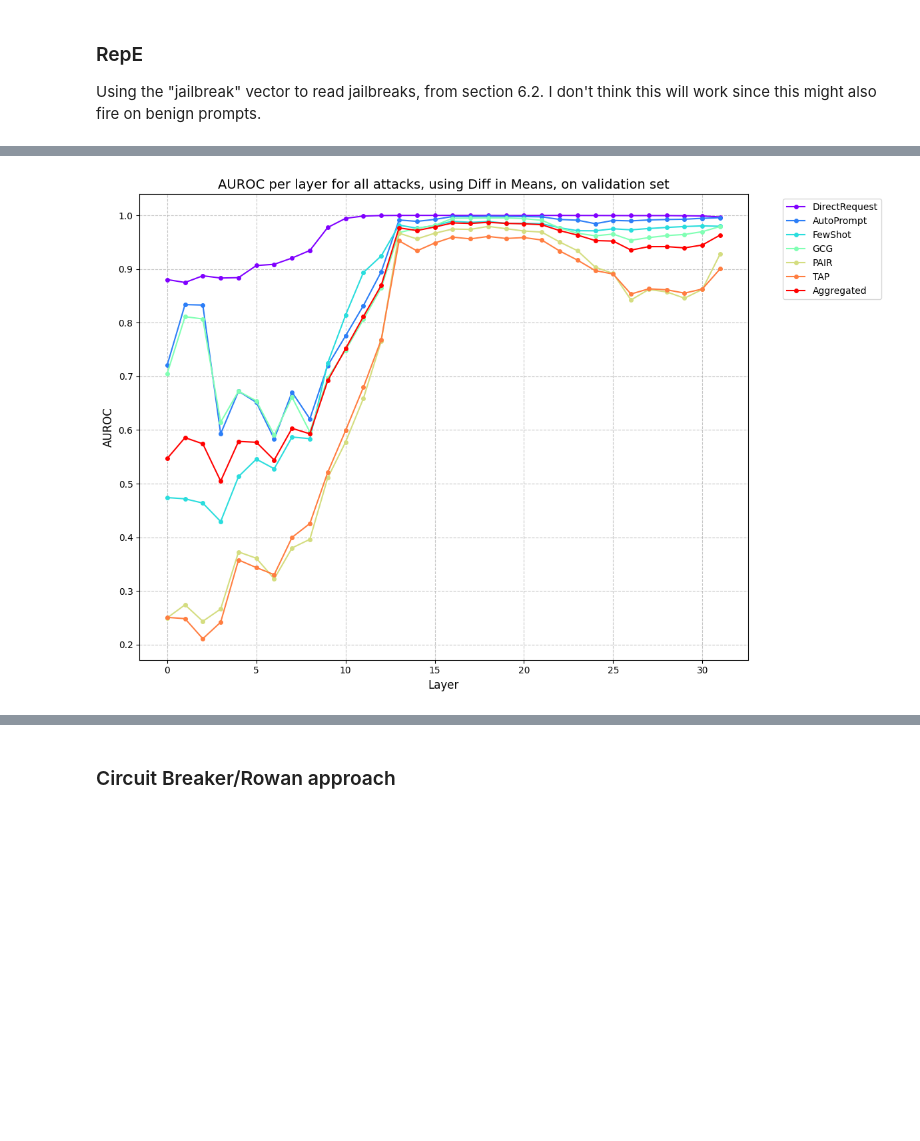
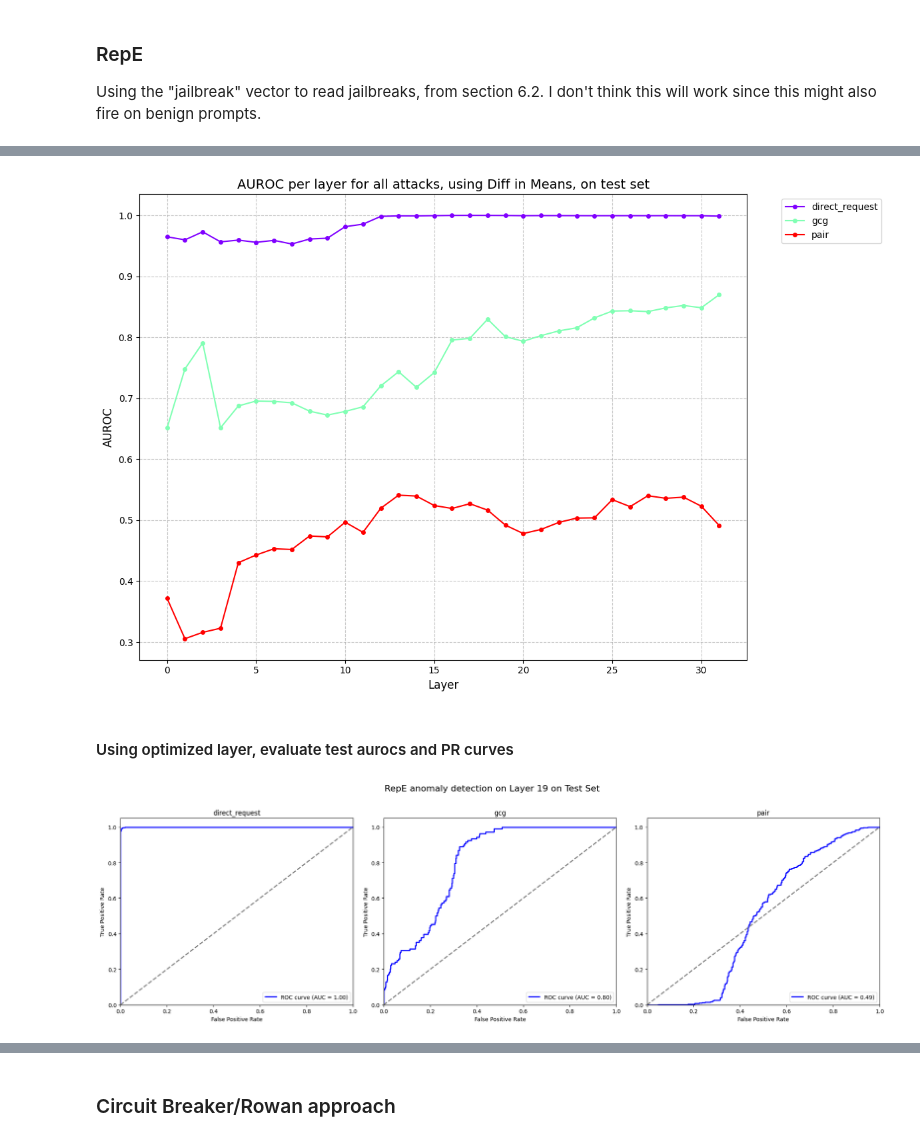
Before and after one commit to abhay-sheshadri/sae_experiments, a Jupyter notebook: jailbreak_mad_baselines.ipynb, the cells around one changed output, grey strips where cells are left out. Saved outputs shown, nothing was run; the diff lists cells and outputs as text; code cells hidden in the pictures; blank space fills up the shorter version.

```diff
--- a/jailbreak_mad_baselines.ipynb
+++ b/jailbreak_mad_baselines.ipynb
@@ -383,7 +441,7 @@ plt.show()
 repe_layer_aurocs = defaultdict(list)
 for layer in tqdm(range(model.cfg.n_layers)):
     reading_vector = get_reading_vector(layer=layer, verbose=False, use_pca=False)
-    aurocs = get_aurocs(layer=layer, reading_vector=reading_vector, plot=False)
+    aurocs = get_aurocs(layer=layer, reading_vector=reading_vector, plot=False, on_attacks=on_test, on_test=on_test)
     for attack_name, auroc in aurocs.items():
         repe_layer_aurocs[attack_name].append(auroc)
 
@@ -404,7 +462,63 @@ plt.grid(True, linestyle='--', alpha=0.7)
 plt.tight_layout()
 plt.show()
 # %% [output]
-[figure, old version]
+[figure, new version]
+# %% [markdown]
+#### Using optimized layer, evaluate test aurocs and PR curves
+# %%
+import numpy as np
+import matplotlib.pyplot as plt
+from sklearn.metrics import roc_curve, auc
+
+# Get the reading vector for good layer
+layer = 19
+reading_vector = get_reading_vector(layer=layer, verbose=False, use_pca=False)
+
+# Prepare the benign data
+benign_data = benign_test_cache[layer].float().numpy()
+
+# Calculate number of rows and columns for subplots
+n_plots = len(attack_names)
+n_cols = len(attack_names)
+n_rows = 1
+
+# Create subplots
+fig, axes = plt.subplots(n_rows, n_cols, figsize=(20, 6*n_rows))
+axes = axes.flatten()
+
+def plot_roc_curve(ax, fpr, tpr, roc_auc, title):
+    ax.plot(fpr, tpr, color='b', lw=2, label=f'ROC curve (AUC = {roc_auc:.2f})')
+    ax.plot([0, 1], [0, 1], color='gray', lw=2, linestyle='--')
+    ax.set_xlim([0.0, 1.0])
+    ax.set_ylim([0.0, 1.05])
+    ax.set_xlabel('False Positive Rate')
+    ax.set_ylabel('True Positive Rate')
+    ax.set_title(title)
+    ax.legend(loc="lower right")
+
+# Plot for each attack
+for i, attack_name in enumerate(attack_names):
+    attack_data = attack_cache[attack_name][layer].float().numpy()
+    all_data = np.concatenate([attack_data, benign_data])
+    labels = np.concatenate([np.ones(attack_data.shape[0]), np.zeros(benign_data.shape[0])])
+    scores = einops.einsum(reading_vector, all_data, "d, b d -> b")
+
+    fpr, tpr, _ = roc_curve(labels, scores)
+    roc_auc = auc(fpr, tpr)
+
+    plot_roc_curve(axes[i], fpr, tpr, roc_auc, f"{attack_name}")
+
+# Add a big title for the entire figure
+fig.suptitle(f'RepE anomaly detection on Layer {layer} on Test Set', fontsize=16, y=1.02)
+
+# Remove any unused subplots
+for i in range(n_plots, len(axes)):
+    fig.delaxes(axes[i])
+
+plt.tight_layout()
+plt.show()
+# %% [output]
+[figure, added]
 # %%
 from sklearn.metrics import precision_recall_curve, average_precision_score
 import numpy as np
```
Also changed, not shown: parts of 9 cells of this notebook, 1 other file.
